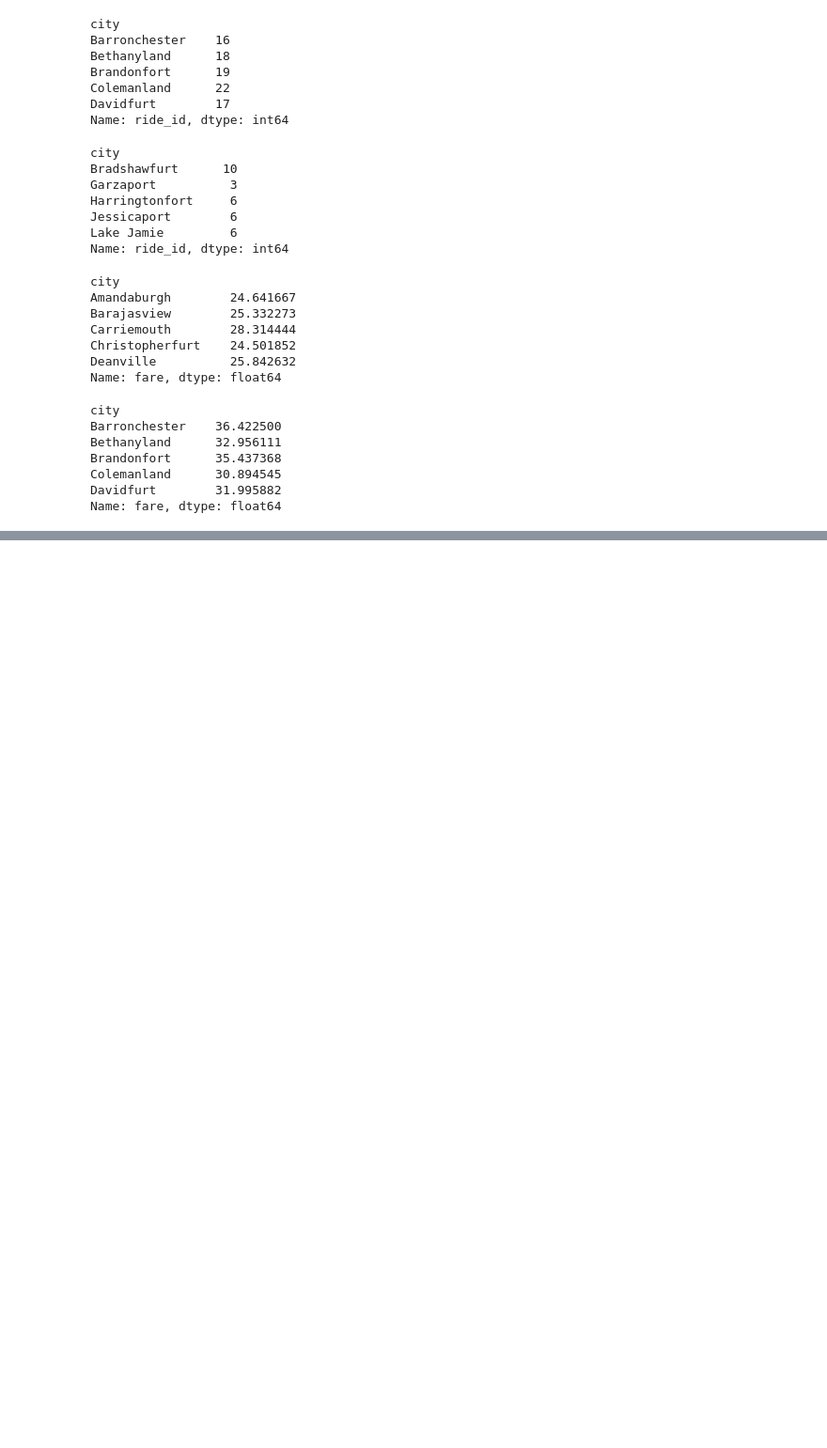
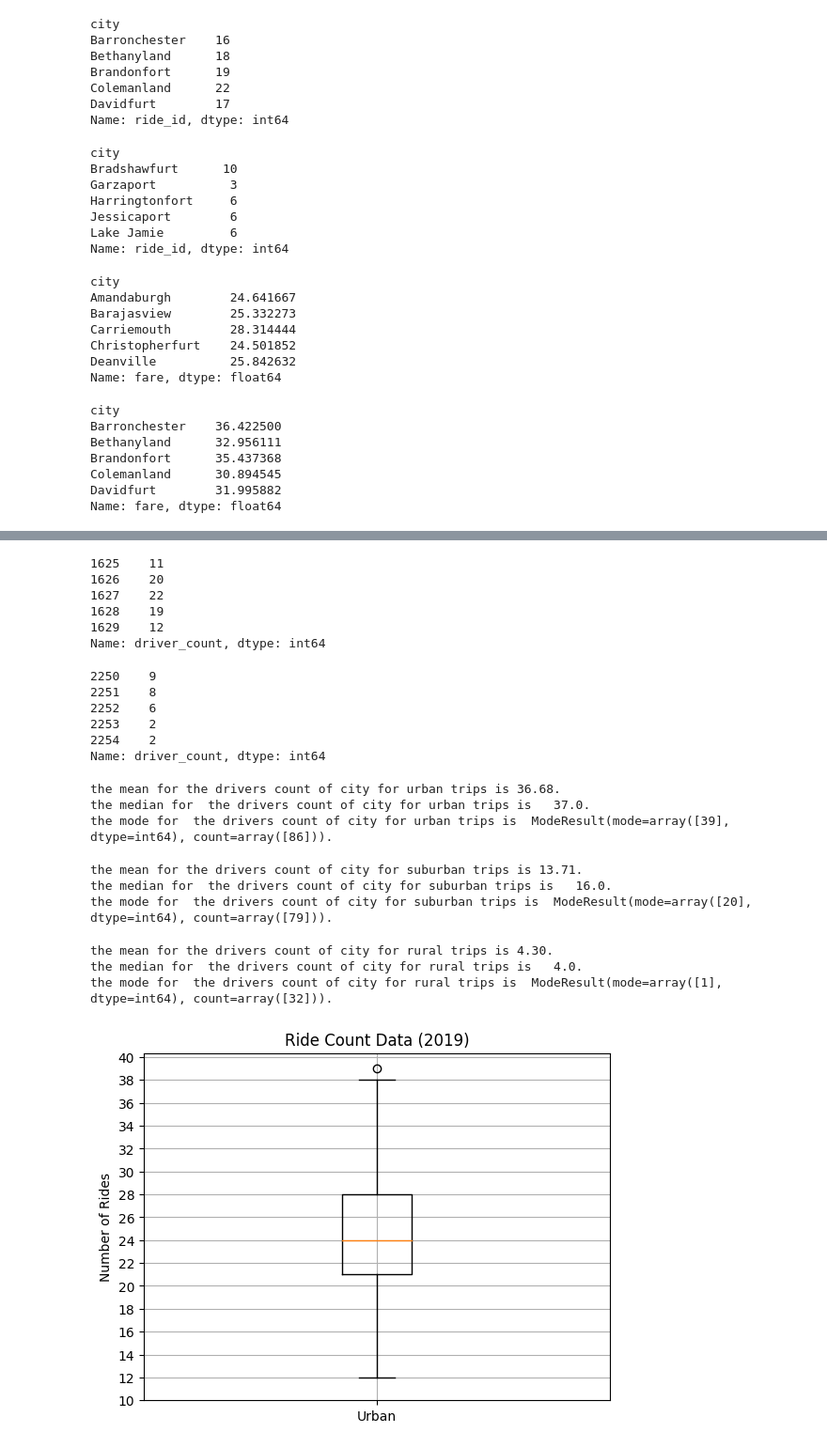
Before and after one commit to priyan2115/PyBer_Analysis, a Jupyter notebook: PyBer_1.ipynb, the cells around one changed output, grey strips where cells are left out. Shown at 94% size. Saved outputs shown, nothing was run; the diff lists cells and outputs as text; code cells hidden in the pictures; blank space fills up the shorter version.

```diff
--- a/PyBer_1.ipynb
+++ b/PyBer_1.ipynb
@@ -382,0 +622,73 @@ plt.savefig("analysis/fig1.png")
+# %%
+#get the driver count data from the suburban cities.
+suburban_drivers=suburban_city_df['driver_count']
+suburban_drivers.head()
+# %% [output]
+1625    11
+1626    20
+1627    22
+1628    19
+1629    12
+Name: driver_count, dtype: int64
+# %%
+#get the driver count data from the rural cities.
+rural_drivers=rural_city_df['driver_count']
+rural_drivers.head()
+# %% [output]
+2250    9
+2251    8
+2252    6
+2253    2
+2254    2
+Name: driver_count, dtype: int64
+# %%
+#calculate mean median mode on driver_count
+#calculate statistic summury on urban driver count
+mean_urban_dcount=np.mean(urban_drivers)
+print(f"the mean for the drivers count of city for urban trips is {mean_urban_dcount:.2f}.")
+median_urban_dcount=np.median(urban_drivers)
+print(f"the median for  the drivers count of city for urban trips is   {median_urban_dcount}.")
+mode_urban_dcount=sts.mode(urban_drivers)
+print(f"the mode for  the drivers count of city for urban trips is  {mode_urban_dcount}.")
+# %% [output]
+the mean for the drivers count of city for urban trips is 36.68.
+the median for  the drivers count of city for urban trips is   37.0.
+the mode for  the drivers count of city for urban trips is  ModeResult(mode=array([39], dtype=int64), count=array([86])).
+# %%
+#calculate statistic summury on suburban driver count
+mean_suburban_dcount=np.mean(suburban_drivers)
+print(f"the mean for the drivers count of city for suburban trips is {mean_suburban_dcount:.2f}.")
+median_suburban_dcount=np.median(suburban_drivers)
+print(f"the median for  the drivers count of city for suburban trips is   {median_suburban_dcount}.")
+mode_suburban_dcount=sts.mode(suburban_drivers)
+print(f"the mode for  the drivers count of city for suburban trips is  {mode_suburban_dcount}.")
+# %% [output]
+the mean for the drivers count of city for suburban trips is 13.71.
+the median for  the drivers count of city for suburban trips is   16.0.
+the mode for  the drivers count of city for suburban trips is  ModeResult(mode=array([20], dtype=int64), count=array([79])).
+# %%
+#calculate statistic summury on urban driver count
+mean_rural_dcount=np.mean(rural_drivers)
+print(f"the mean for the drivers count of city for rural trips is {mean_rural_dcount:.2f}.")
+median_rural_dcount=np.median(rural_drivers)
+print(f"the median for  the drivers count of city for rural trips is   {median_rural_dcount}.")
+mode_rural_dcount=sts.mode(rural_drivers)
+print(f"the mode for  the drivers count of city for rural trips is  {mode_rural_dcount}.")
+# %% [output]
+the mean for the drivers count of city for rural trips is 4.30.
+the median for  the drivers count of city for rural trips is   4.0.
+the mode for  the drivers count of city for rural trips is  ModeResult(mode=array([1], dtype=int64), count=array([32])).
+# %%
+#craete box and whisker plot for urban city ride count
+# Create a box-and-whisker plot for the urban cities ride count.
+x_labels = ["Urban"]
+fig, ax = plt.subplots()
+ax.boxplot(urban_city_count, labels=x_labels)
+# Add the title, y-axis label and grid.
+ax.set_title('Ride Count Data (2019)')
+ax.set_ylabel('Number of Rides')
+ax.set_yticks(np.arange(10, 41, step=2.0))
+ax.grid()
+plt.show()
+# %% [output]
+[figure, added]
```
Also changed, not shown: parts of 46 cells of this notebook, 3 other files.
